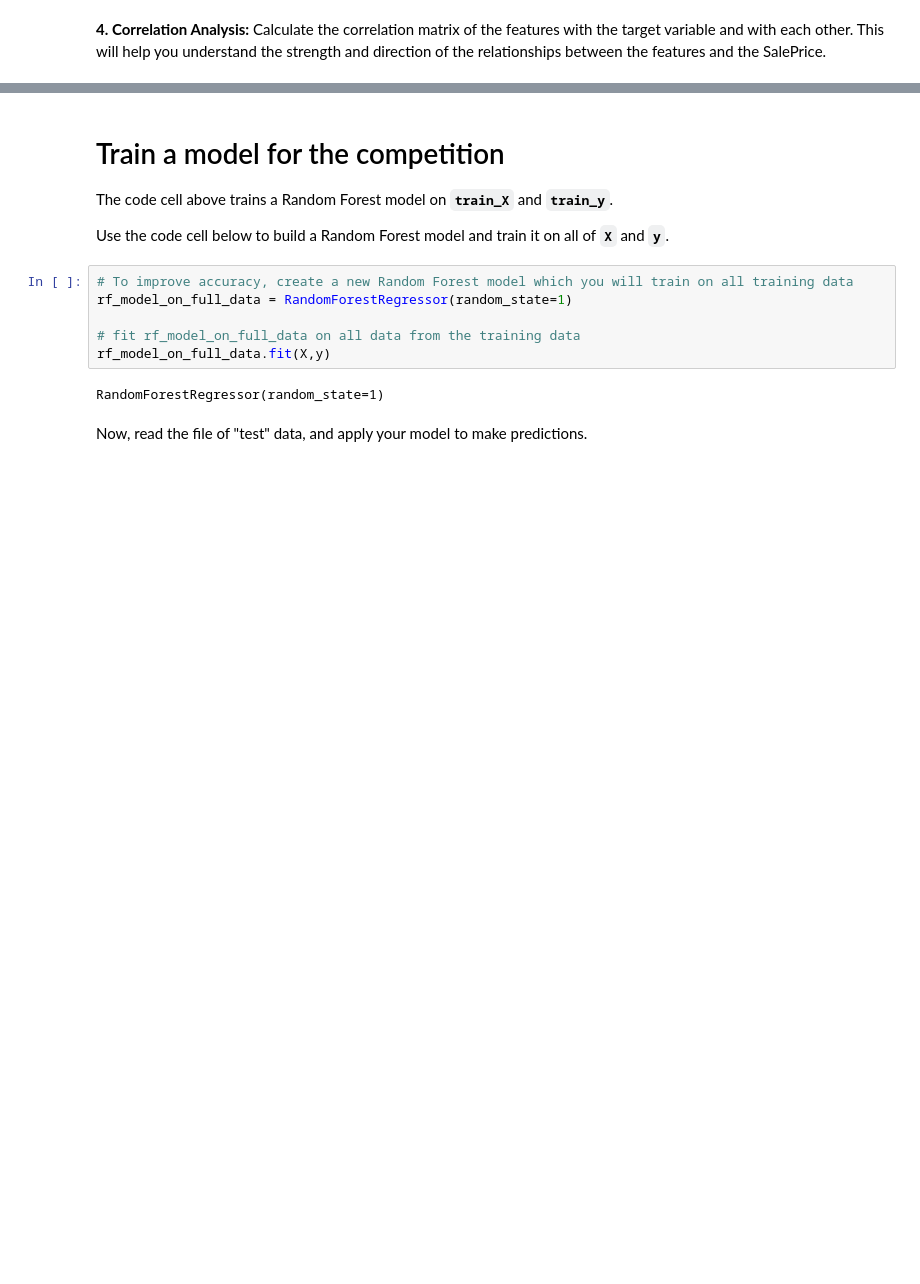
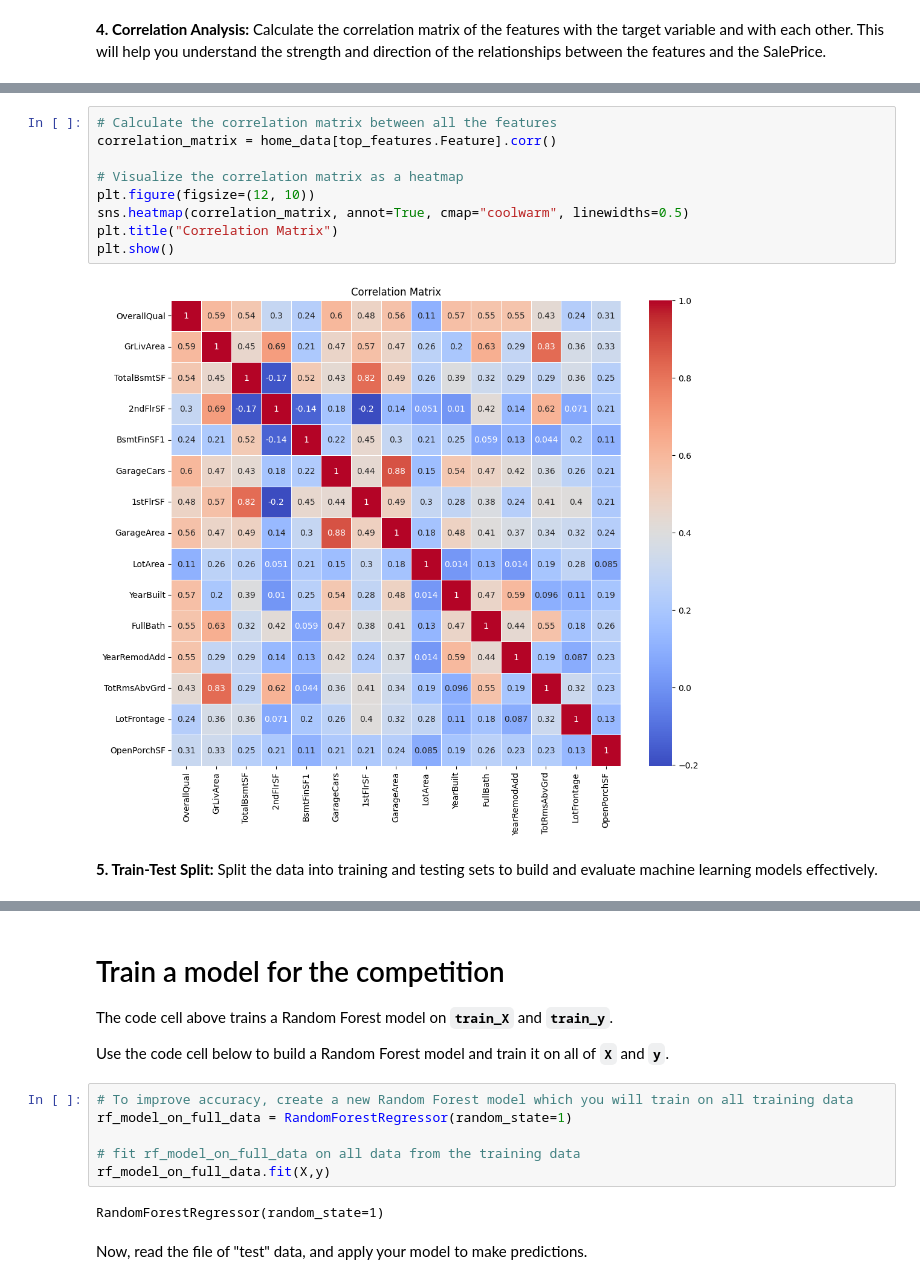
Before and after one commit to danikvh/Kaggle, a Jupyter notebook: Competitions/1. Housing Prices Competition/1. Housing Prices Competition.ipynb, the cells around one changed output, grey strips where cells are left out. Cells and saved outputs as stored; diff of their text form; blank space fills up the shorter version.

Commit message:
Correlation analysis

```diff
--- a/Competitions/1. Housing Prices Competition/1. Housing Prices Competition.ipynb
+++ b/Competitions/1. Housing Prices Competition/1. Housing Prices Competition.ipynb
@@ -275,3 +300,16 @@ print(X.columns)
+# %%
+# Calculate the correlation matrix between all the features
+correlation_matrix = home_data[top_features.Feature].corr()
+
+# Visualize the correlation matrix as a heatmap
+plt.figure(figsize=(12, 10))
+sns.heatmap(correlation_matrix, annot=True, cmap="coolwarm", linewidths=0.5)
+plt.title("Correlation Matrix")
+plt.show()
+# %% [output]
+[figure, added]
+# %% [markdown]
+**5. Train-Test Split:** Split the data into training and testing sets to build and evaluate machine learning models effectively.
 # %%
 # Create X (After completing the exercise, you can return to modify this line!)
 # Potential features: 'MSSubClass', 'LotArea','OverallQual' ,'OverallCond','YearBuilt',
```
Also changed, not shown: parts of 4 cells of this notebook.
